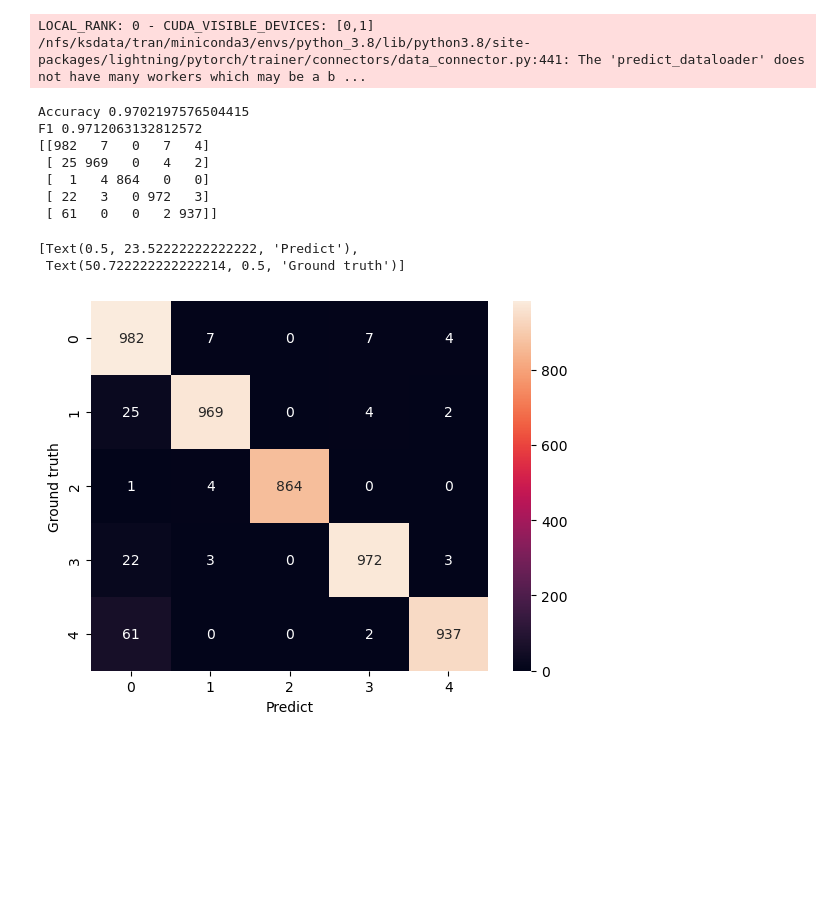
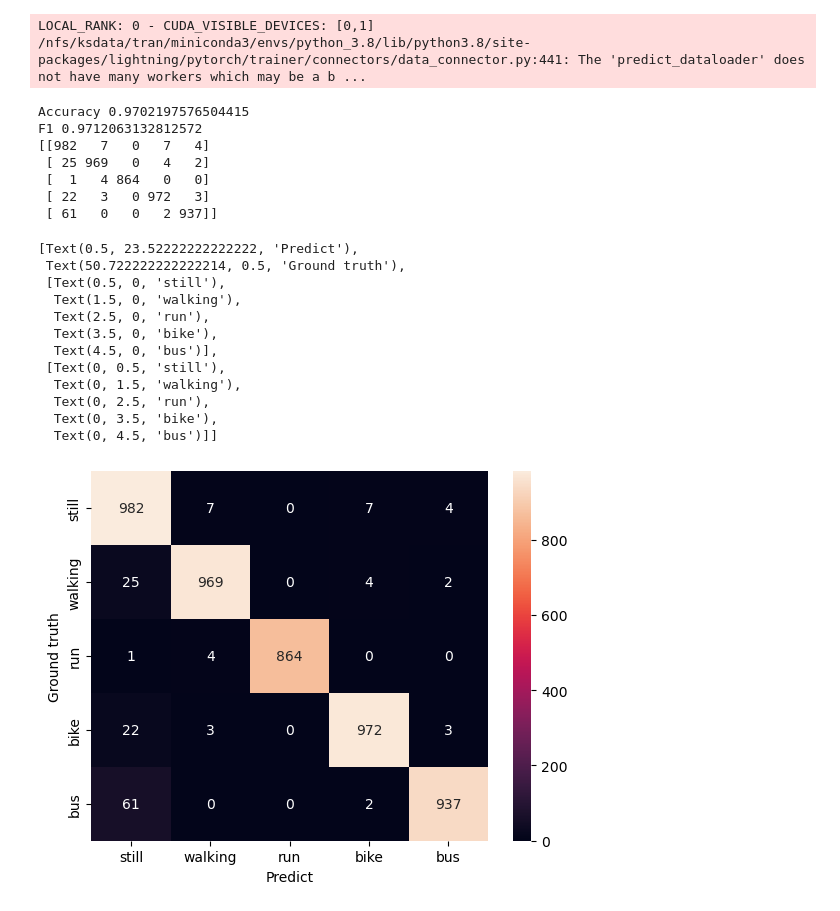
Before and after one commit to Tyern/HAR_AE, a Jupyter notebook: 10_classify_5classes.ipynb, the cells around one changed output. Drawn from its saved outputs; the diff is of its cells as text; code cells hidden in the pictures; blank space fills up the shorter version.

```diff
--- a/10_classify_5classes.ipynb
+++ b/10_classify_5classes.ipynb
@@ -151,26 +151,37 @@ LOCAL_RANK: 0 - CUDA_VISIBLE_DEVICES: [0,1]
 # %%
 pred_ravel = np.concatenate(list(map(lambda x: x.numpy(), pred)))
 gt_ravel = np.concatenate(list(map(lambda x: x.numpy(), gt)))
 
 accuracy = accuracy_score(gt_ravel, pred_ravel)
 print("Accuracy", accuracy)
 
 f1 = f1=f1_score(gt_ravel, pred_ravel, average="macro")
 print("F1", f1)
 
 cf = confusion_matrix(gt_ravel, pred_ravel)
 
 print(cf)
+label_list = ["still", "walking", "run", "bike", "bus"]
 s = sns.heatmap(cf, annot=True, fmt='g')
-s.set(xlabel="Predict", ylabel="Ground truth")
+s.set(xlabel="Predict", ylabel="Ground truth", xticklabels=label_list, yticklabels=label_list)
 # %% [output]
 Accuracy 0.9702197576504415
 F1 0.9712063132812572
 [[982   7   0   7   4]
  [ 25 969   0   4   2]
  [  1   4 864   0   0]
  [ 22   3   0 972   3]
  [ 61   0   0   2 937]]
 [Text(0.5, 23.52222222222222, 'Predict'),
- Text(50.722222222222214, 0.5, 'Ground truth')]
+ Text(50.722222222222214, 0.5, 'Ground truth'),
+ [Text(0.5, 0, 'still'),
+  Text(1.5, 0, 'walking'),
+  Text(2.5, 0, 'run'),
+  Text(3.5, 0, 'bike'),
+  Text(4.5, 0, 'bus')],
+ [Text(0, 0.5, 'still'),
+  Text(0, 1.5, 'walking'),
+  Text(0, 2.5, 'run'),
+  Text(0, 3.5, 'bike'),
+  Text(0, 4.5, 'bus')]]
-[figure, old version]
+[figure, new version]
```
Also changed, not shown: 5 other files.
